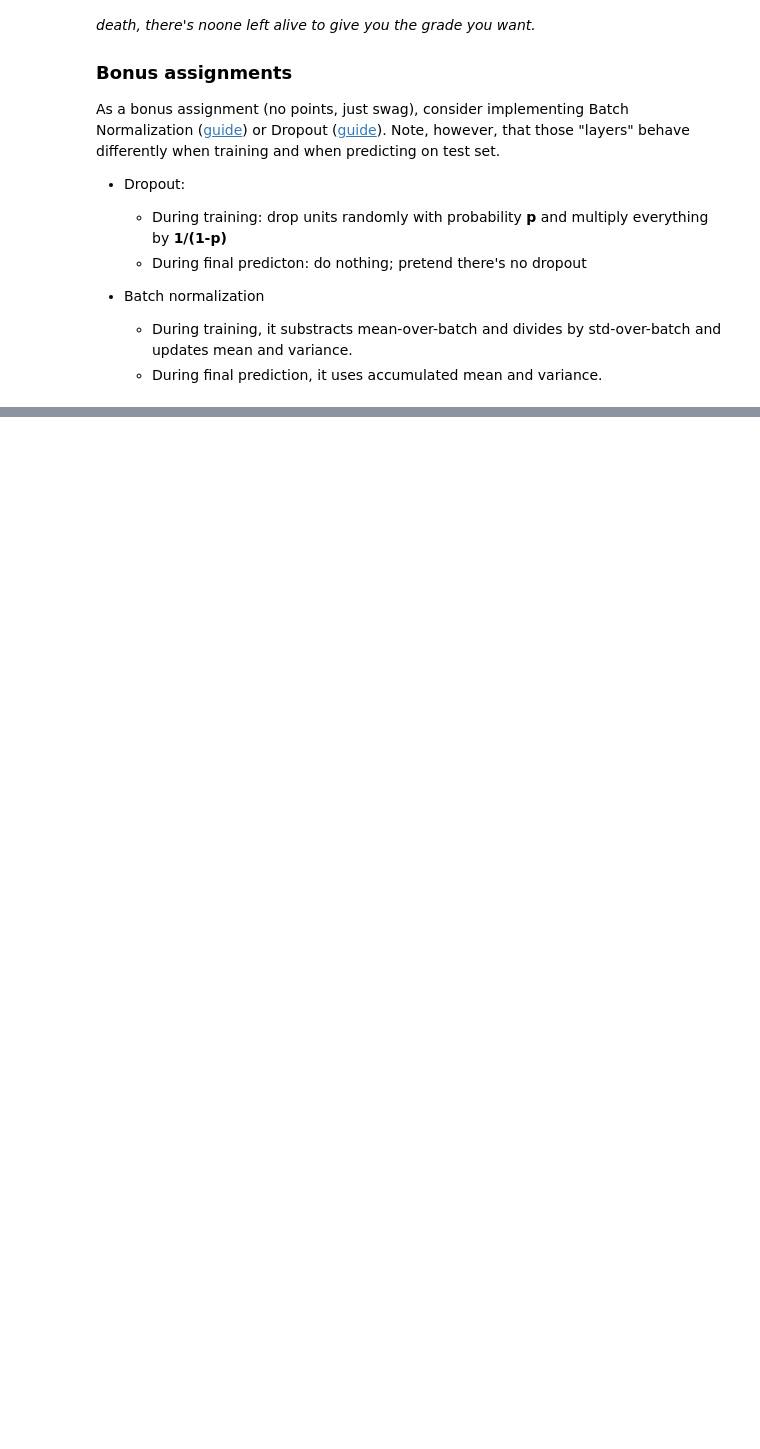
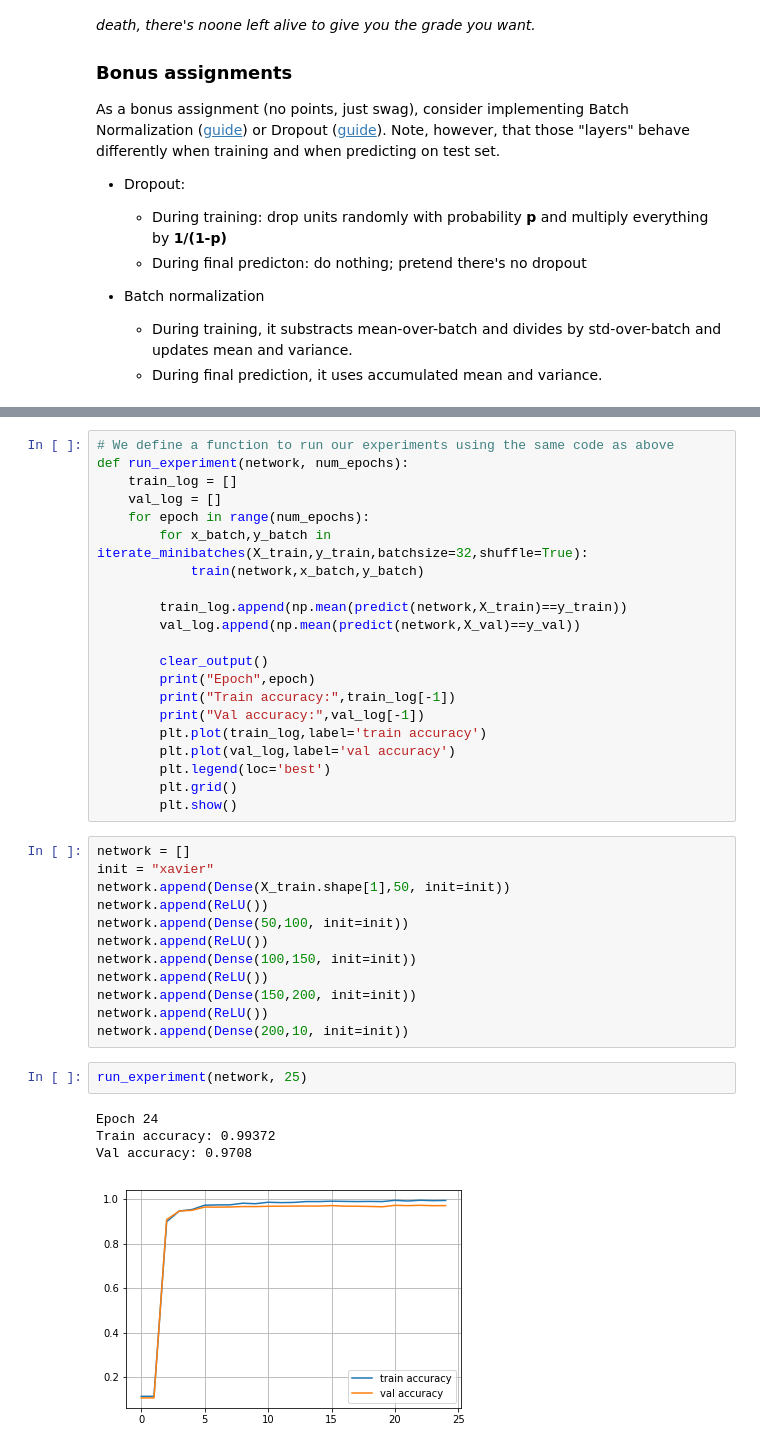
Before and after one commit to jfacorro/intro-to-dl, a Jupyter notebook: week2/NumpyNN (honor).ipynb, the cells around one changed output, grey strips where cells are left out. Drawn from its saved outputs; the diff is of its cells as text; blank space fills up the shorter version.

Commit message:
Implement Xaviers initialization and add some experiments

```diff
--- a/week2/NumpyNN (honor).ipynb
+++ b/week2/NumpyNN (honor).ipynb
@@ -456,0 +509,40 @@ As a bonus assignment (no points, just swag), consider implementing Batch Normal
+# %%
+# We define a function to run our experiments using the same code as above
+def run_experiment(network, num_epochs):
+    train_log = []
+    val_log = []
+    for epoch in range(num_epochs):
+        for x_batch,y_batch in iterate_minibatches(X_train,y_train,batchsize=32,shuffle=True):
+            train(network,x_batch,y_batch)
+
+        train_log.append(np.mean(predict(network,X_train)==y_train))
+        val_log.append(np.mean(predict(network,X_val)==y_val))
+
+        clear_output()
+        print("Epoch",epoch)
+        print("Train accuracy:",train_log[-1])
+        print("Val accuracy:",val_log[-1])
+        plt.plot(train_log,label='train accuracy')
+        plt.plot(val_log,label='val accuracy')
+        plt.legend(loc='best')
+        plt.grid()
+        plt.show()
+# %%
+network = []
+init = "xavier"
+network.append(Dense(X_train.shape[1],50, init=init))
+network.append(ReLU())
+network.append(Dense(50,100, init=init))
+network.append(ReLU())
+network.append(Dense(100,150, init=init))
+network.append(ReLU())
+network.append(Dense(150,200, init=init))
+network.append(ReLU())
+network.append(Dense(200,10, init=init))
+# %%
+run_experiment(network, 25)
+# %% [output]
+Epoch 24
+Train accuracy: 0.99372
+Val accuracy: 0.9708
+[figure, added]
```
Also changed, not shown: parts of 6 cells of this notebook.
